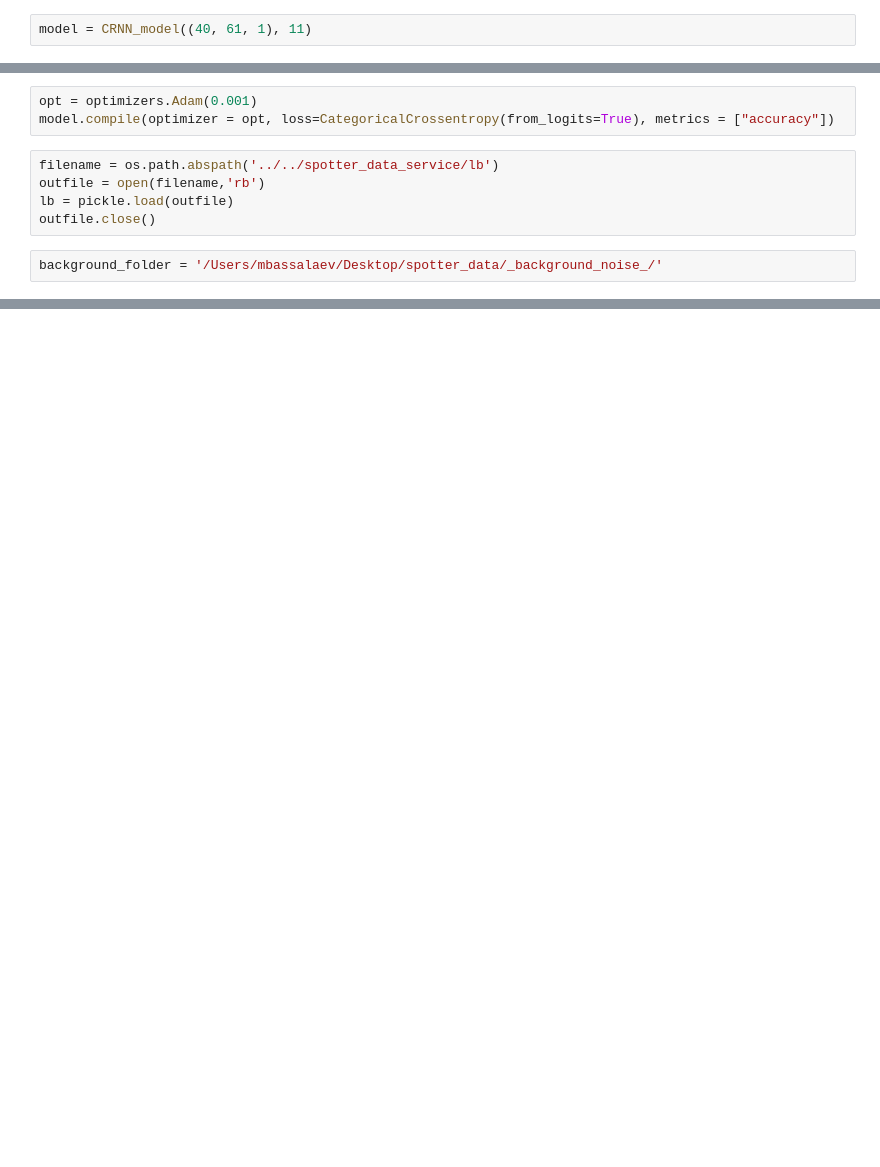
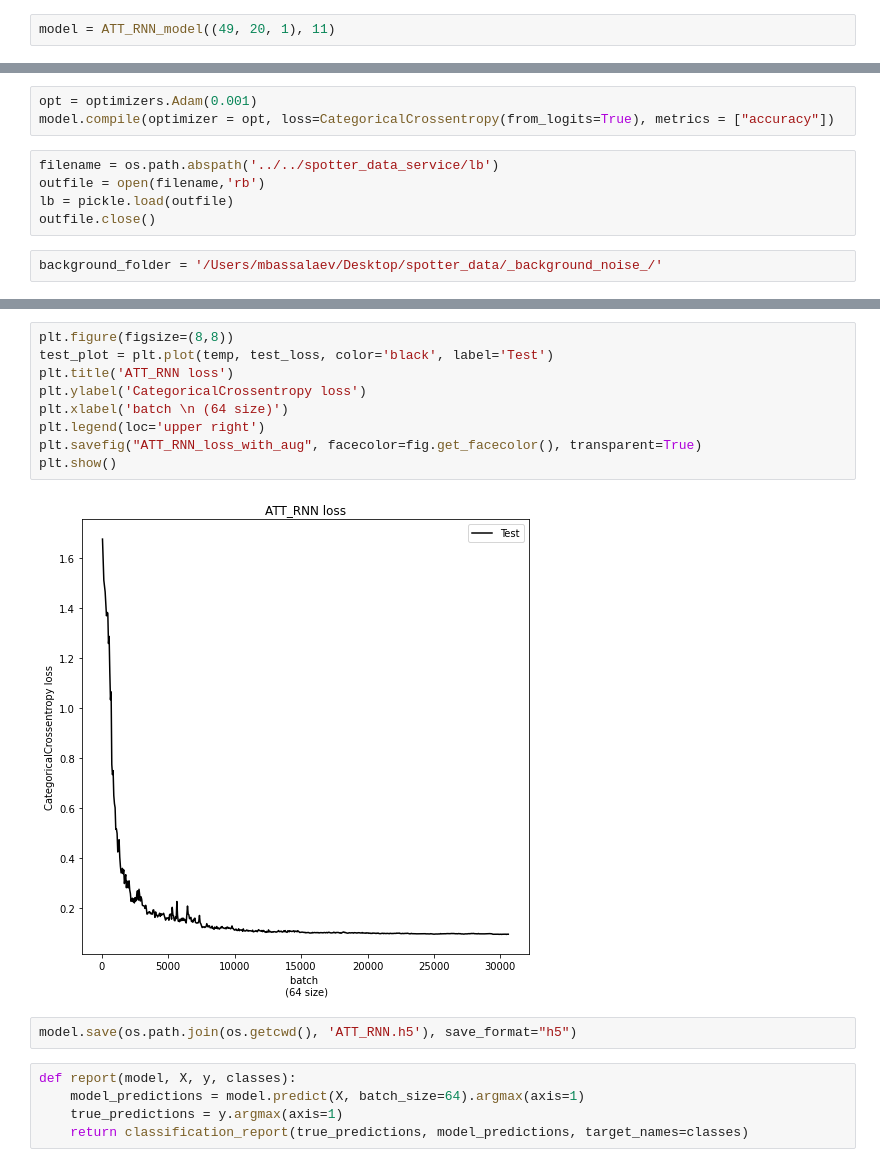
Before and after one commit to pojaleesh/Audio_kws, a Jupyter notebook: Spotter_recognition/train/Без названия.ipynb, the cells around one changed output, grey strips where cells are left out. Drawn from its saved outputs; the diff is of its cells as text; blank space fills up the shorter version.

```diff
--- a/Spotter_recognition/train/Без названия.ipynb
+++ b/Spotter_recognition/train/Без названия.ipynb
@@ -33,5 +34,5 @@ _, X_test, _, Y_test = train_test_split(X
 # %%
-model = CRNN_model((40, 61, 1), 11)
+model = ATT_RNN_model((49, 20, 1), 11)
 # %%
 model.summary()
 # %% [output]
@@ -86,0 +557,18 @@ for step in range(0, 3000):
+# %%
+plt.figure(figsize=(8,8))
+test_plot = plt.plot(temp, test_loss, color='black', label='Test')
+plt.title('ATT_RNN loss')
+plt.ylabel('CategoricalCrossentropy loss')
+plt.xlabel('batch \n (64 size)')
+plt.legend(loc='upper right')
+plt.savefig("ATT_RNN_loss_with_aug", facecolor=fig.get_facecolor(), transparent=True)
+plt.show()
+# %% [output]
+[figure, added]
+# %%
+model.save(os.path.join(os.getcwd(), 'ATT_RNN.h5'), save_format="h5")
+# %%
+def report(model, X, y, classes):
+    model_predictions = model.predict(X, batch_size=64).argmax(axis=1)
+    true_predictions = y.argmax(axis=1)
+    return classification_report(true_predictions, model_predictions, target_names=classes)
```
Also changed, not shown: parts of 25 cells of this notebook, 31 other files.
